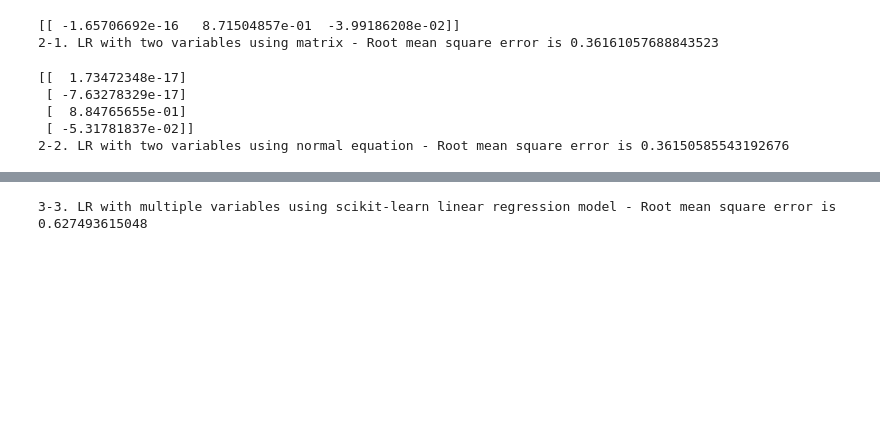
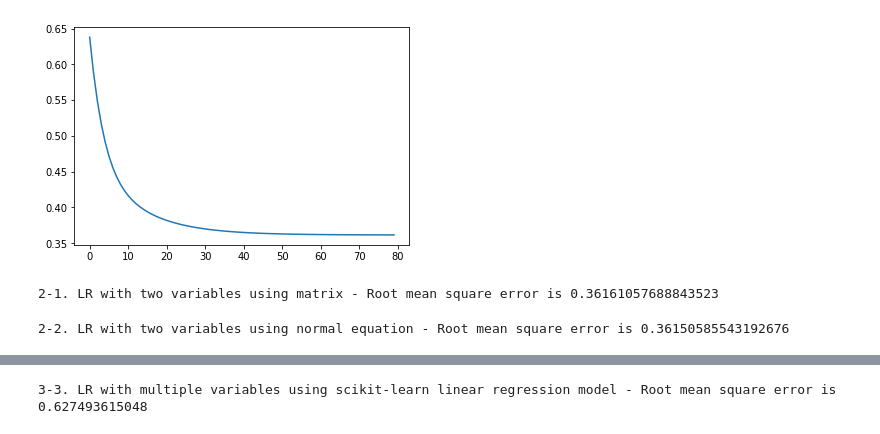
Before and after one commit to MeenakshiParyani/LinearRegression, a Jupyter notebook: Linear_Regression.ipynb, the cells around one changed output, grey strips where cells are left out. Saved outputs shown, nothing was run; the diff lists cells and outputs as text; code cells hidden in the pictures; blank space fills up the shorter version.

```diff
--- a/Linear_Regression.ipynb
+++ b/Linear_Regression.ipynb
@@ -174,49 +174,48 @@ def gradientDescent21(x, y, beta, learning_rate, iters):
     cost = np.zeros(iters)
     old_cost = sys.maxsize
     new_cost = sys.maxsize
+    cost_history = []
     for i in range(iters):
         error = (x * beta.T) - y
         for j in range(parameters):
             term = np.multiply(error, x[:,j])
             temp[0,j] = beta[0,j] - ((learning_rate / len(x)) * np.sum(term))
 
         beta = temp
         old_cost = new_cost
         new_cost = get_rmse21(x, y, beta)
         if(abs(old_cost - new_cost) < 0.00001):
             #print("breaking" + str(old_cost) + str(new_cost))
             break;
         #print "cost : " + str(new_cost)
         cost[i] = str(new_cost)
-
+        cost_history.append(new_cost)
+    plt.plot(cost_history)
+    plt.show()
     return beta, cost, new_cost
 
 # Prepare data
 normalized_df.insert(0,-1,1)  # inserting ones column for beta0
 df1 = normalized_df[[-1,0,1]]
 df2 = normalized_df[[2]]
 normalized_df.head()
 
 X21 =  np.matrix(df1.values)
 Y21 =  np.matrix(df2.values)
 beta = np.matrix(np.array([0,0,0]))
 
 # Tried with several learning rates - best results obtained in 0.1
 beta21, costs21, cost21 = gradientDescent21(X21, Y21, beta, 0.1, 10000)
-print(beta21)
+# print(beta21)
 print ("2-1. LR with two variables using matrix - Root mean square error is "+ str(cost21))
 # %% [output]
+[figure, added]
-[[ -1.65706692e-16   8.71504857e-01  -3.99186208e-02]]
 2-1. LR with two variables using matrix - Root mean square error is 0.36161057688843523
 # %%
 # Q.2-2 - Linear Regression with two/multiple variables using normal equation
 
 # Fit the previous data as dataset is same
-# df1 = data2[[0,1]]
-# df1.insert(0,-1,1)
-# df2 = data2[[2]]
-
-# Using norma
+# Using normal equation
 df1 = normalized_df[[-1,0,1]]
 df2 = normalized_df[[2]]
 
@@ -234,7 +233,7 @@ def normal_equation(X, Y):
     ne = np.linalg.pinv(np.dot(X_transpose,Xnew))
     ne = np.dot(ne ,X_transpose)
     beta = np.dot(ne,Ynew)
-    print(beta)
+    #print(beta)
     rms = get_rmse22(Xnew, Ynew, beta)
     return rms
 
@@ -242,10 +241,6 @@ cost22 = normal_equation(df1.values, df2.values);
 
 print ("2-2. LR with two variables using normal equation - Root mean square error is "+ str(cost22))
 # %% [output]
-[[  1.73472348e-17]
- [ -7.63278329e-17]
- [  8.84765655e-01]
- [ -5.31781837e-02]]
 2-2. LR with two variables using normal equation - Root mean square error is 0.36150585543192676
 # %%
 # Q. 3-1 - Linear regression with multiple variables using matrix
```
Also changed, not shown: parts of 5 cells of this notebook.
